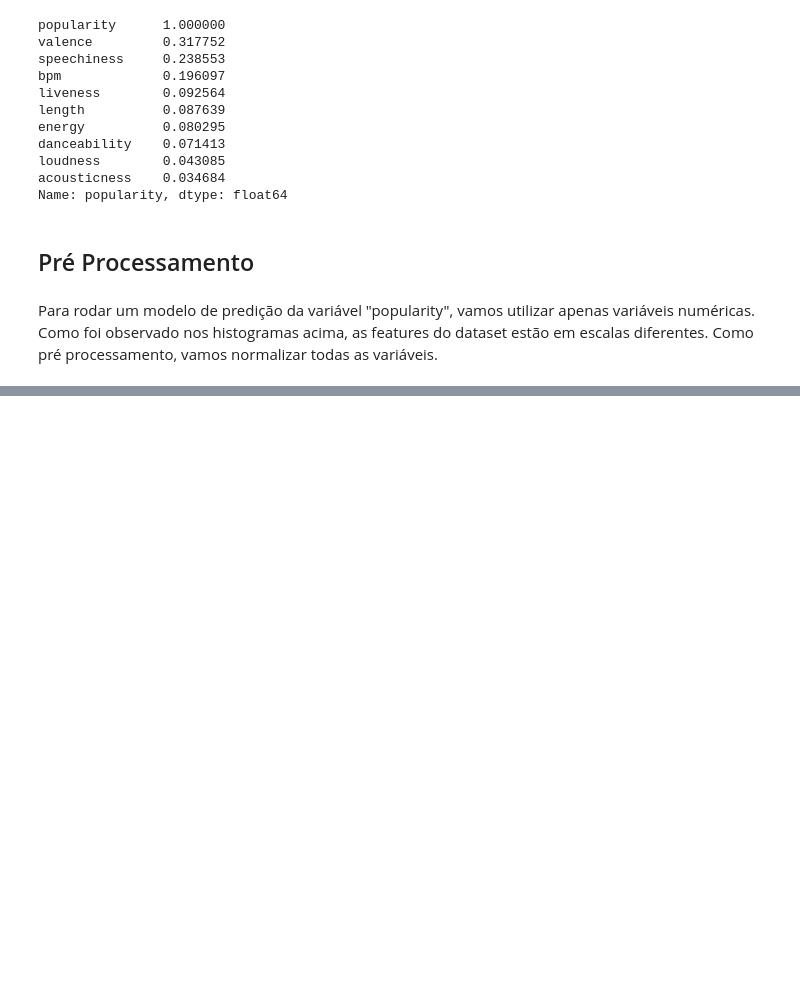
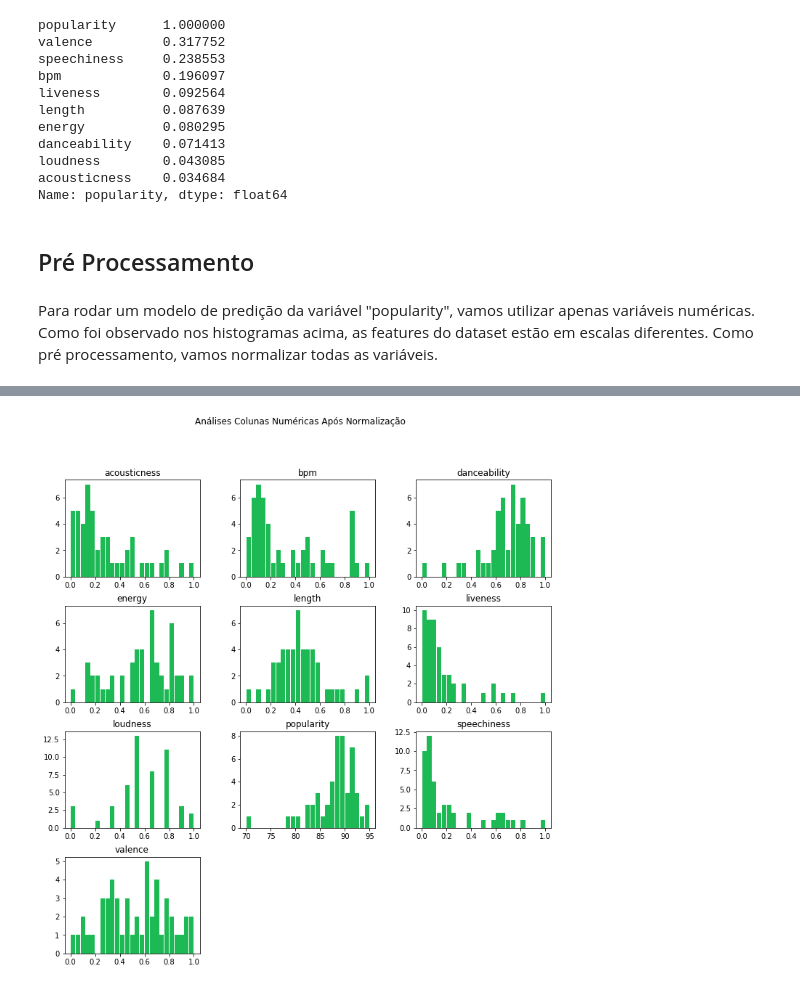
Before and after one commit to raquelcreis/spotifyTop50-2019, a Jupyter notebook: notebook.ipynb, the cells around one changed output, grey strips where cells are left out. Drawn from its saved outputs; the diff is of its cells as text; code cells hidden in the pictures; blank space fills up the shorter version.

Commit message:
normalização

```diff
--- a/notebook.ipynb
+++ b/notebook.ipynb
@@ -139,4 +139,10 @@ Name: popularity, dtype: float64
 # %% [markdown]
 Para rodar um modelo de predição da variável "popularity", vamos utilizar apenas variáveis numéricas. Como foi observado nos histogramas acima, as features do dataset estão em escalas diferentes. Como pré processamento, vamos normalizar todas as variáveis.
 # %%
+from sklearn.preprocessing import MinMaxScaler
+scaler = MinMaxScaler()
+
 features = [c for c in df.columns if c not in ['track_name','artist_name','genre','popularity']]
+
+df[features] = scaler.fit_transform(df[features])
+df.head()
@@ -142,0 +156,6 @@ features = [c for c in df.columns if c not in ['track_name','artist_name','genre
+# %%
+ax = df.hist(bins=25, grid=False, figsize=(12,12), color='#1DB954', zorder=2, rwidth=0.9)
+plt.suptitle("Análises Colunas Numéricas Após Normalização")
+plt.show()
+# %% [output]
+[figure, added]
```
Also changed, not shown: parts of 1 cell of this notebook.
